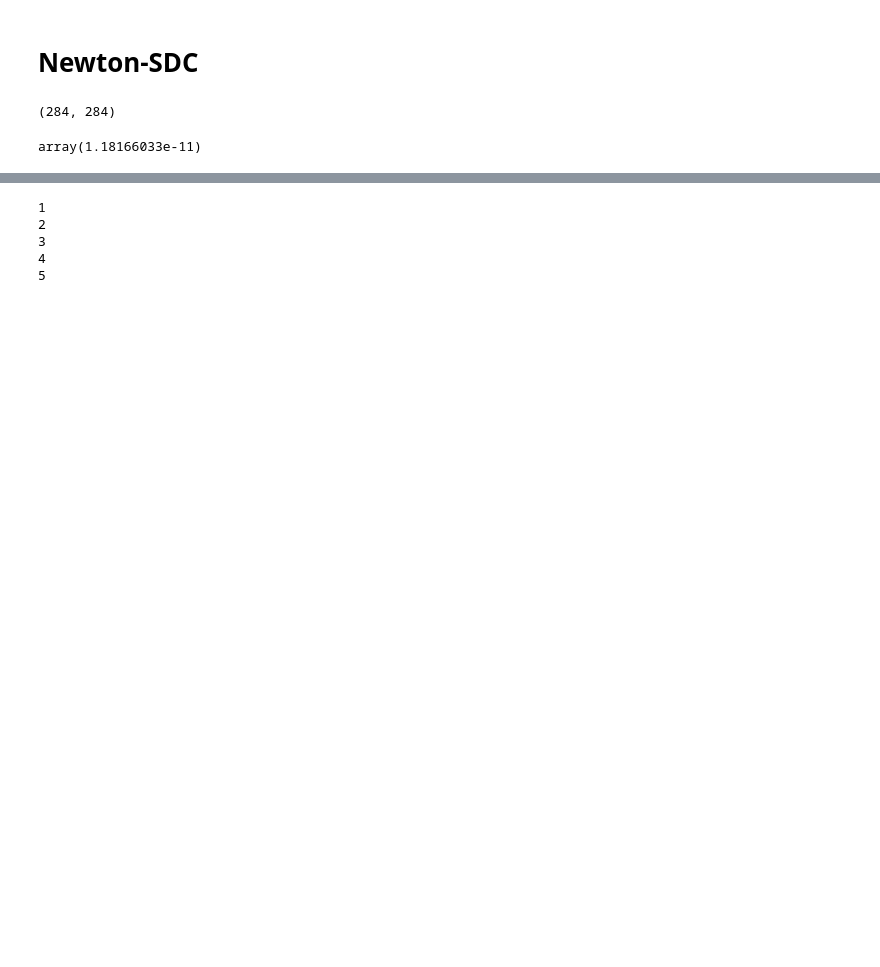
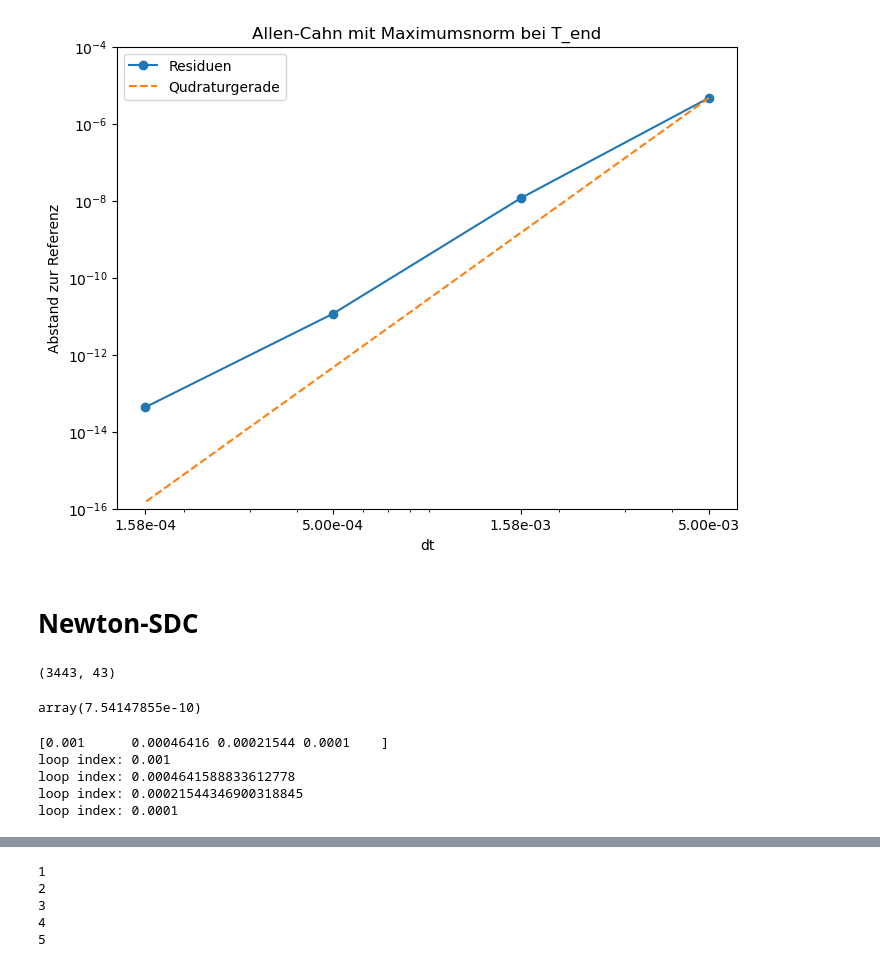
Before and after one commit to aventurierblue/sdc, a Jupyter notebook: allencahn-cupy.ipynb, the cells around one changed output, grey strips where cells are left out. Saved outputs shown, nothing was run; the diff lists cells and outputs as text; code cells hidden in the pictures; blank space fills up the shorter version.

```diff
--- a/allencahn-cupy.ipynb
+++ b/allencahn-cupy.ipynb
@@ -29,8 +29,8 @@ class counter(object):
     def get_iter(self):
         return self.niter
 # %%
-def nonlinear_sdc_cahn(dt = 0.0005, num_nodes = 4, nvars = (64, 64), nu = 2, eps=0.04,
-                  outer_abs_tol = 1E-12, inner_abs_tol = 1E-14, rel_tol = 1E-12, k_max = 10_000, n_max = 10_000):
+def nonlinear_sdc_cahn(dt = 0.0005, num_nodes = 4, nvars = (64, 64), nu = 2, eps=0.04, const_inner_iteration = False,
+                  outer_abs_tol = 1E-14, inner_abs_tol = 1E-14, rel_tol = 1E-12, k_max = 10_000, n_max = 10_000):
     # instantiate problem
     prob = allencahn_fullyimplicit(nvars=nvars, nu = nu, eps = eps)
 
@@ -103,7 +103,7 @@ def nonlinear_sdc_cahn(dt = 0.0005, num_nodes = 4, nvars = (64, 64), nu = 2, eps
                 #print('  Newton:', n, res_newton)
                 n += 1
                 nsum += 1
-                if res_newton < inner_abs_tol and rel_err < rel_tol * cp.linalg.norm(vn, cp.inf):
+                if res_newton < inner_abs_tol and not const_inner_iteration and rel_err < rel_tol * cp.linalg.norm(vn, cp.inf):
                     break
 
                 # assemble dg
@@ -135,3 +153,19 @@ array(3.59601238e-13)
+# %%
+fig, ax = plt.subplots(figsize=(8, 6))
+conv_line = cp.power(dts_allen[:-1], 7) * norms_allen[0]/np.power(dts_allen[0], 7)
+ax.plot(dts_allen[:-1].get(), norms_allen[:-1].get(), marker = "o", label="Residuen")
+ax.plot(dts_allen[:-1].get(), conv_line.get(), linestyle="dashed", label="Qudraturgerade")
+ax.set_xscale("log", base = 10)
+ax.set_xticks(dts_allen[:-1].get(), labels=["{:.2e}".format(dt) for dt in dts_allen[:-1].get()])
+ax.set_yscale("log", base = 10)
+ax.set_ylim(1E-16, 1E-4)
+plt.xlabel("dt")
+plt.ylabel("Abstand zur Referenz")
+plt.legend()
+ax.set_title("Allen-Cahn mit Maximumsnorm bei T_end")
+plt.savefig("allencahn_maximumsnorm.png")
+# %% [output]
+[figure, added]
 # %% [markdown]
 # Newton-SDC
 # %%
@@ -262,9 +296,25 @@ def nonlinear_cahn(dt = 0.0005, num_nodes = 4, nvars = (64, 64), nu = 2, eps=0.0
 
     return u_buffer, timepoints, prob, ksum, nsum
 # %%
-res_c, time_c, prob_c, ksum, nsum = nonlinear_cahn(dt=0.0005, num_nodes=4, k_max=1, nvars=(64, 64))
+res_c, time_c, prob_c, ksum, nsum = nonlinear_cahn(dt=0.001, num_nodes=4, outer_abs_tol=1E-14, inner_abs_tol=1E-14)
 print((ksum, nsum))
 cp.linalg.norm(res_c[-1]-cp.asarray(prob_c.u_exact(time_c[-1]).flatten()), cp.inf)
 # %% [output]
-(284, 284)
+(3443, 43)
-array(1.18166033e-11)
+array(7.54147855e-10)
+# %%
+dts_allen = 1/cp.logspace(3, 4, num = 4)
+print(dts_allen)
+norms_allen = cp.empty(len(dts_allen))
+
+for index, dt in enumerate(dts_allen):
+    print("loop index: " + str(dt))
+    u, t, prob, ksum, nsum= nonlinear_cahn(dt = float(dt), num_nodes = 4, outer_abs_tol=1E-14, inner_abs_tol=1E-14)
+    u_exact_allen =cp.asarray(prob.u_exact(t[-1]))
+    norms_allen[index] = cp.max(cp.abs(u[-1] - u_exact_allen.flatten()))
+# %% [output]
+[0.001      0.00046416 0.00021544 0.0001    ]
+loop index: 0.001
+loop index: 0.0004641588833612778
+loop index: 0.00021544346900318845
+loop index: 0.0001
```
Also changed, not shown: parts of 9 cells of this notebook, 11 other files.
